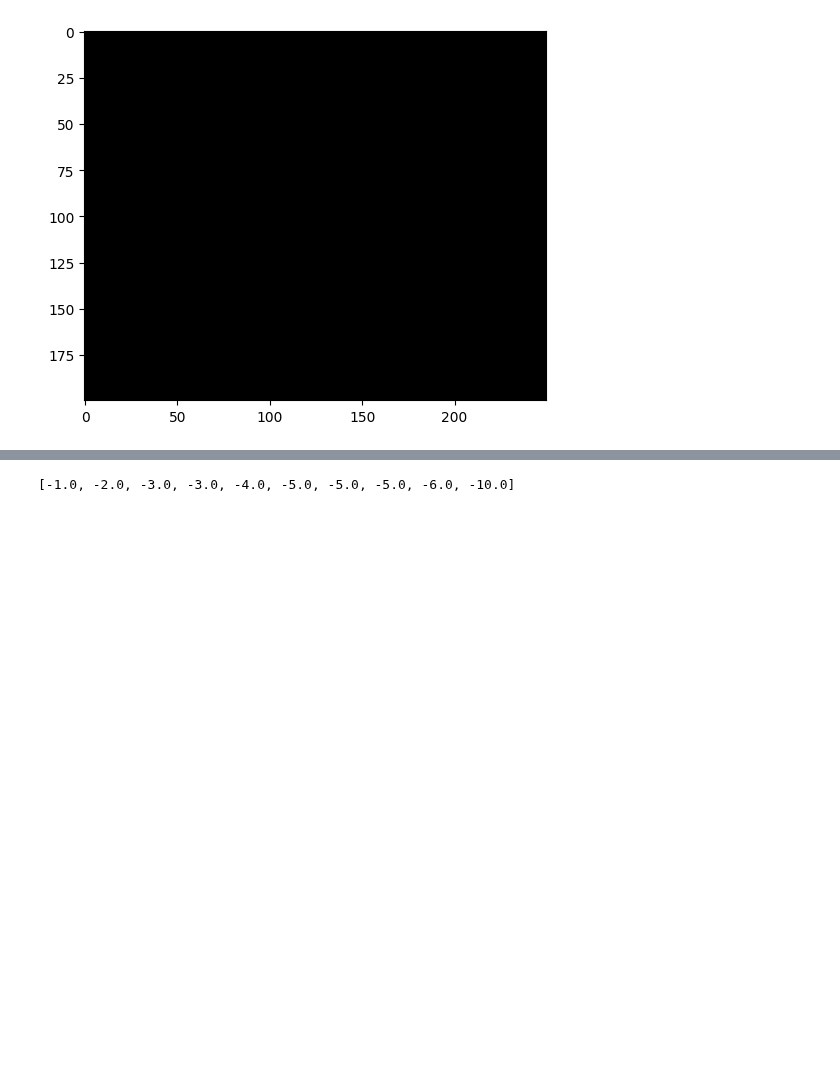
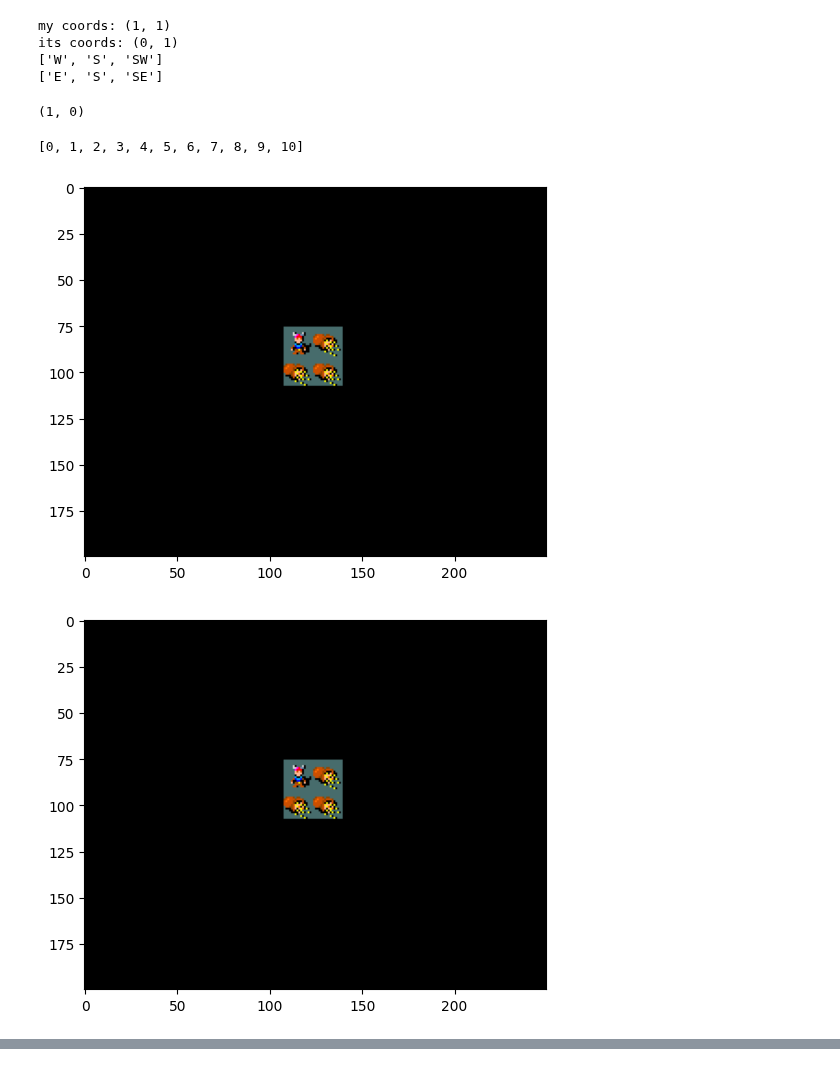
Before and after one commit to fefex302/AIF_minihack_project, a Jupyter notebook: inprogress/main.ipynb, the cells around one changed output, grey strips where cells are left out. Drawn from its saved outputs; the diff is of its cells as text; code cells hidden in the pictures; blank space fills up the shorter version.

Commit message:
updates, a_star with multiple strategies, todo: keep into account that the level generator does not do what you ask sometimes

```diff
--- a/inprogress/main.ipynb
+++ b/inprogress/main.ipynb
@@ -5,14 +80,42 @@ import gym
 # %%
-w = 10
-h = 10
-n_golds = 20
-n_leps = 10
-max_steps = 30
+from gold_room_env import MiniHackGoldRoom
+from utils import show_episode
+from planning import a_star, apply, g, h, allowed_moves, allowed_supermoves, random_search
+import gym
 
-env = gym.make('MiniHack-MyTask-Custom-v0', w=10, h=10, n_leps=n_leps, n_golds=n_golds, max_episode_steps=max_steps, time_penalty=-1)
+width = 2
+height = 2
+n_golds = 4
+n_leps = 0
+max_steps = 100
 
-states, rewards, cumulative_rewards, stair_reached, performed_steps = apply_greedy_strategy(env)
+env = gym.make(
+    'MiniHack-MyTask-Custom-v0',
+    width=width, height=height,
+    n_leps=n_leps,
+    n_golds=n_golds,
+    max_episode_steps=max_steps,
+    gold_score=100,
+    stair_score=1,
+    time_penalty=-1
+    )
+
+states, rewards, stair_reached = random_search(env=env, allowed_moves_fun=allowed_moves)
+# %% [output]
+my coords: (1, 1)
+its coords: (0, 1)
+['W', 'S', 'SW']
+['E', 'S', 'SE']
+# %%
+states[0]['agent_coord']
+# %% [output]
+(1, 0)
+# %%
+[state['time'] for state in states]
+# %% [output]
+[0, 1, 2, 3, 4, 5, 6, 7, 8, 9, 10]
 # %%
-show_episode(states)
+show_episode(states, clear_output=False)
 # %% [output]
-[figure, old version]
+[figure, new version]
+[figure, added]
@@ -19,4 +130,0 @@ show_episode(states)
-# %%
-cumulative_rewards
-# %% [output]
-[-1.0, -2.0, -3.0, -3.0, -4.0, -5.0, -5.0, -5.0, -6.0, -10.0]
```
Also changed, not shown: parts of 6 cells of this notebook, 3 other files.
